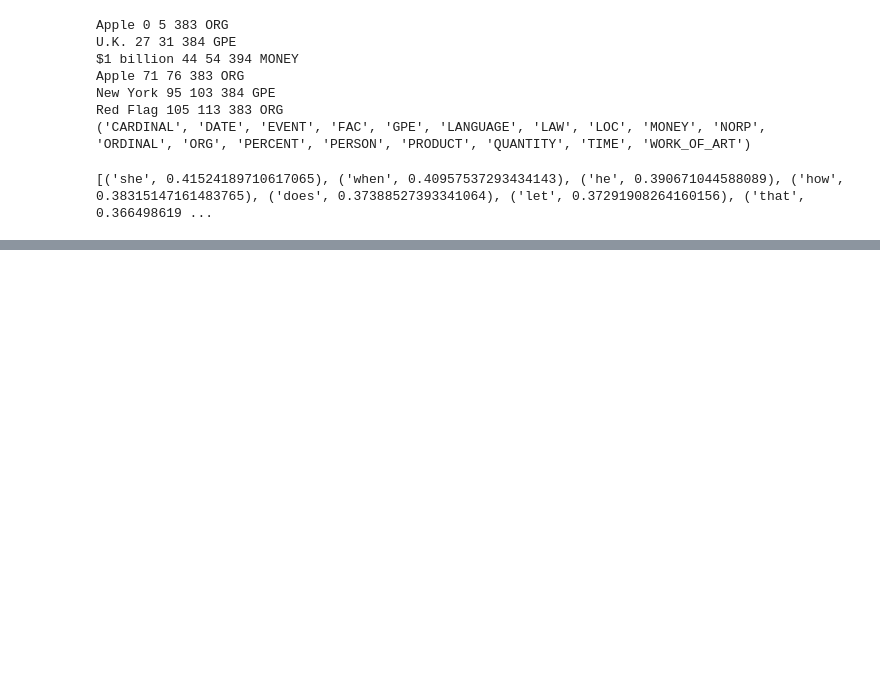
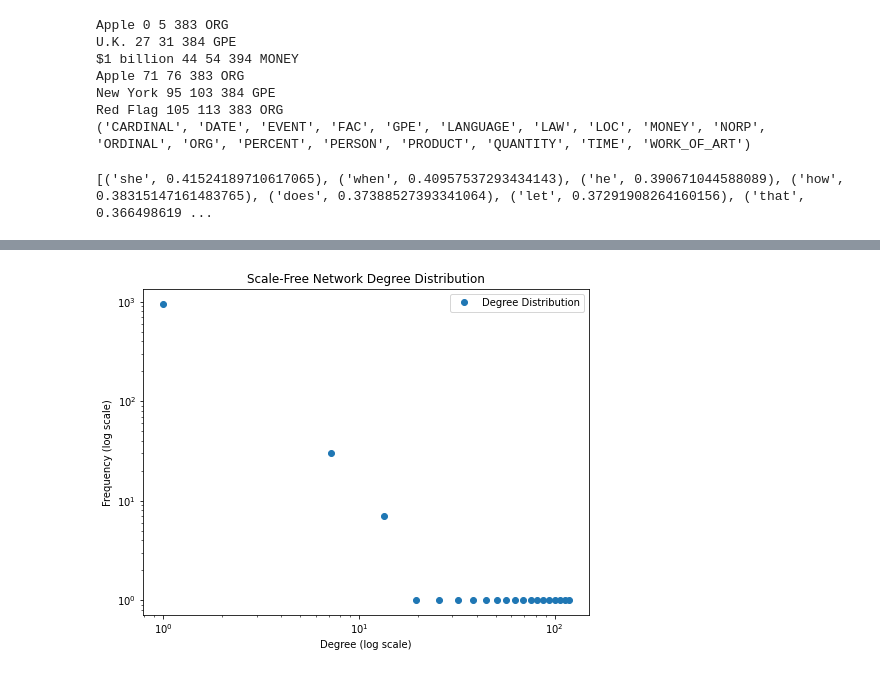
Before and after one commit to CAM-E-L/DataAnalysis, a Jupyter notebook: Python_word2vec/word2vec.ipynb, the cells around one changed output, grey strips where cells are left out. Cells and saved outputs as stored; diff of their text form; code cells hidden in the pictures; blank space fills up the shorter version.

```diff
--- a/Python_word2vec/word2vec.ipynb
+++ b/Python_word2vec/word2vec.ipynb
@@ -117,0 +173,33 @@ print(most_similar("dog", topn=50))
+# %%
+import networkx as nx
+import matplotlib.pyplot as plt
+import numpy as np
+
+# Generate a scale-free network
+scale_free_network = nx.scale_free_graph(1000, alpha=0.3, beta=0.2, gamma=0.5)
+
+# Get degrees of all nodes
+degrees = dict(scale_free_network.degree())
+
+# Plot the degree distribution on a log-log scale
+plt.figure(figsize=(8, 6))
+
+# Convert degrees to a numpy array for easier manipulation
+degree_values = np.array(list(degrees.values()))
+
+# Calculate the histogram of degrees
+hist, bins = np.histogram(degree_values, bins=20)
+
+# Ensure no zero values (log(0) is undefined)
+hist[hist == 0] = 1
+
+# Plot the histogram on a log-log scale
+plt.loglog(bins[:-1], hist, 'o', label='Degree Distribution')
+
+plt.title('Scale-Free Network Degree Distribution')
+plt.xlabel('Degree (log scale)')
+plt.ylabel('Frequency (log scale)')
+plt.legend()
+plt.show()
+# %% [output]
+[figure, added]
```
Also changed, not shown: parts of 6 cells of this notebook, 16 other files.
